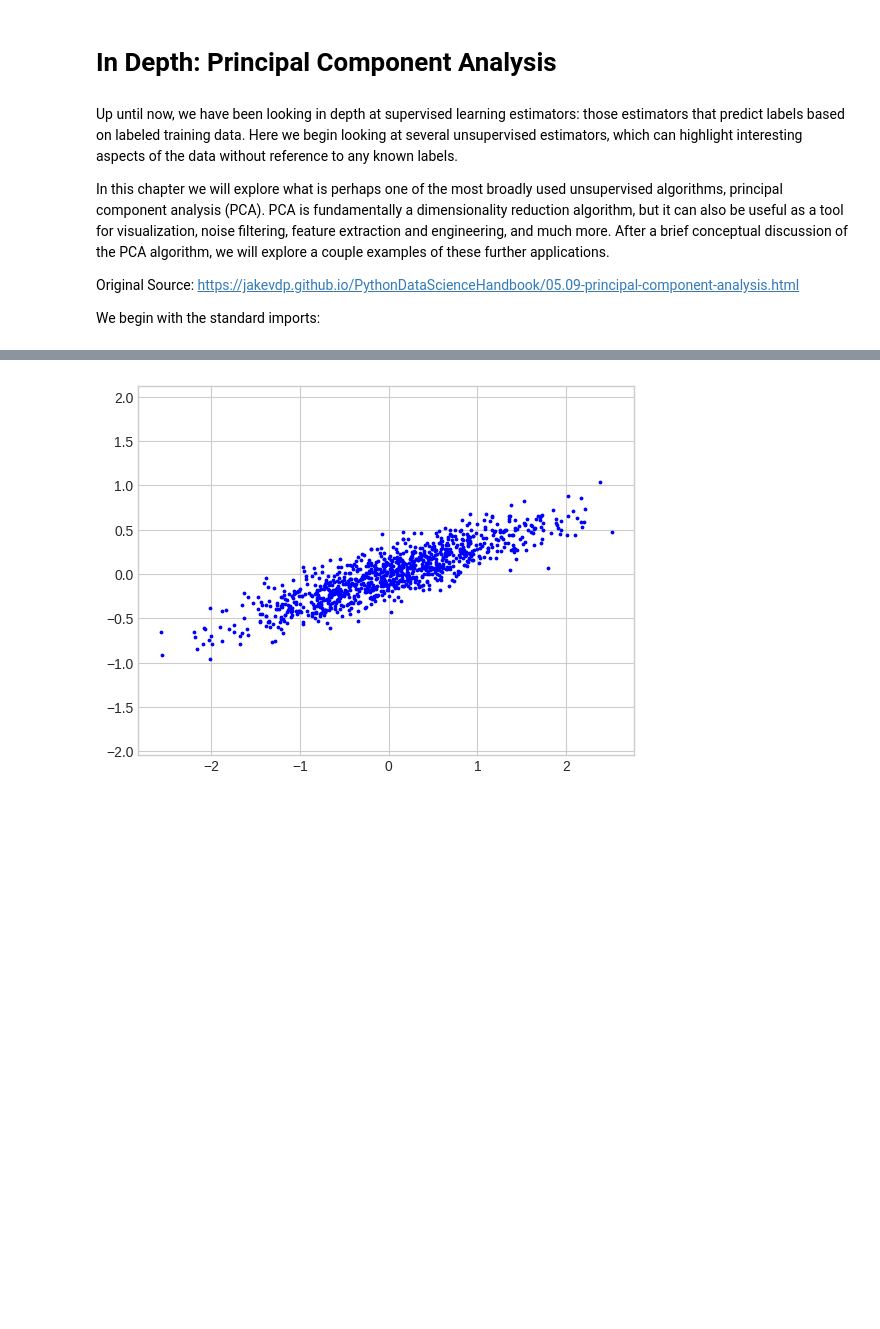
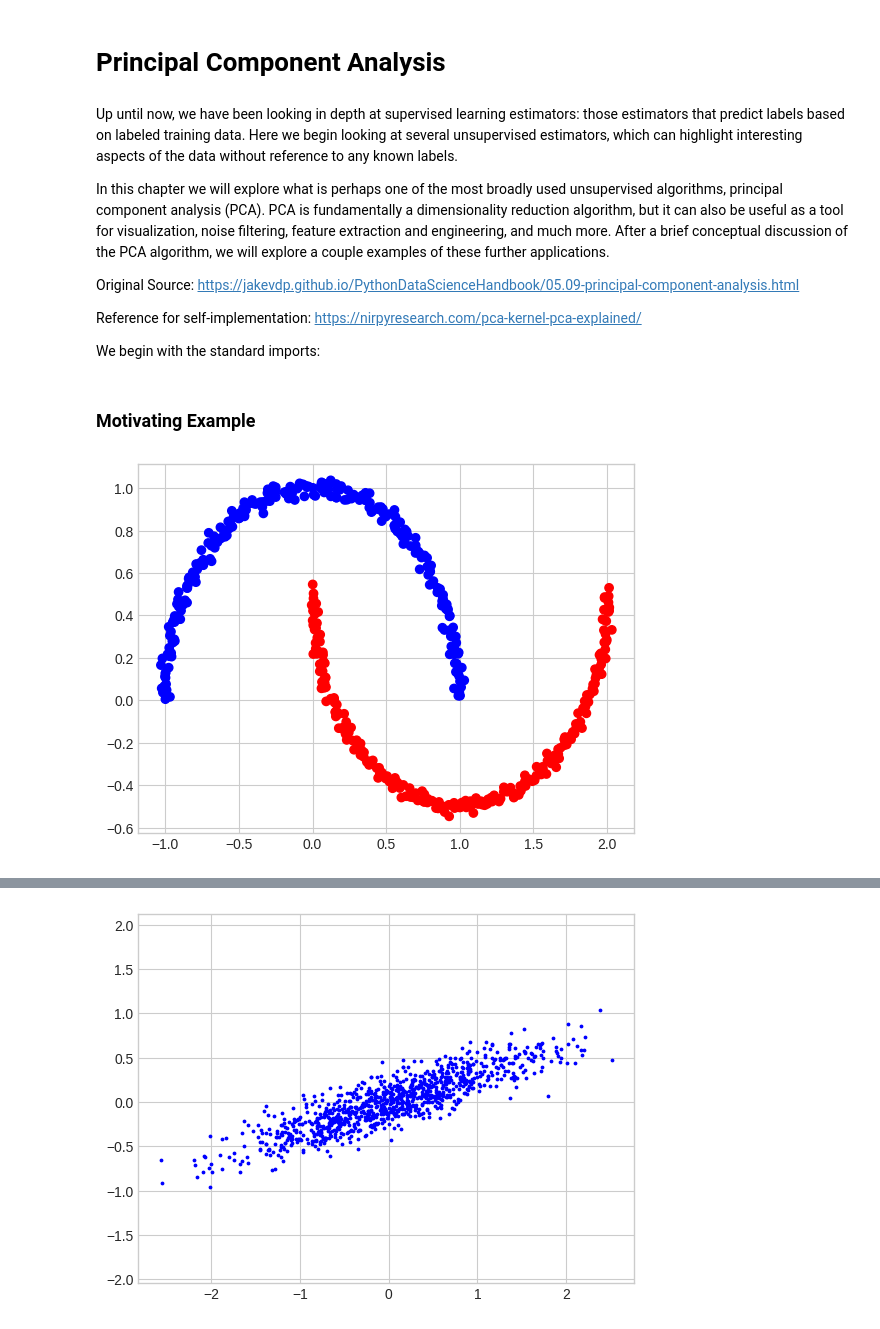
Before and after one commit to sudarsun/DA5401-2024, a Jupyter notebook: PCA.ipynb, the cells around one changed output, grey strips where cells are left out. Saved outputs shown, nothing was run; the diff lists cells and outputs as text; code cells hidden in the pictures; blank space fills up the shorter version.

Commit message:
added moon-data visualization and kpca to solve the non-linearity

```diff
--- a/PCA.ipynb
+++ b/PCA.ipynb
@@ -1,5 +1,5 @@
 # %% [markdown]
-#  In Depth: Principal Component Analysis
+#  Principal Component Analysis
 # %% [markdown]
 Up until now, we have been looking in depth at supervised learning estimators: those estimators that predict labels based on labeled training data.
 Here we begin looking at several unsupervised estimators, which can highlight interesting aspects of the data without reference to any known labels.
@@ -10,6 +10,8 @@ After a brief conceptual discussion of the PCA algorithm, we will explore a coup
 
 Original Source: https://jakevdp.github.io/PythonDataScienceHandbook/05.09-principal-component-analysis.html
 
+Reference for self-implementation: https://nirpyresearch.com/pca-kernel-pca-explained/
+
 We begin with the standard imports:
 # %%
 %matplotlib inline
@@ -18,2 +21,13 @@ import matplotlib.pyplot as plt
 plt.style.use('seaborn-v0_8-whitegrid')
 #plt.style.use('seaborn-whitegrid')
+# %% [markdown]
+### Motivating Example
+# %%
+from sklearn.datasets import make_moons
+
+X, y = make_moons(n_samples=500, noise=0.02, random_state=417)
+
+plt.scatter(X[:, 0], X[:, 1], c=y, cmap=colors.ListedColormap(["blue", "red"]))
+plt.show()
+# %% [output]
+[figure, added]
```
Also changed, not shown: parts of 12 cells of this notebook.
